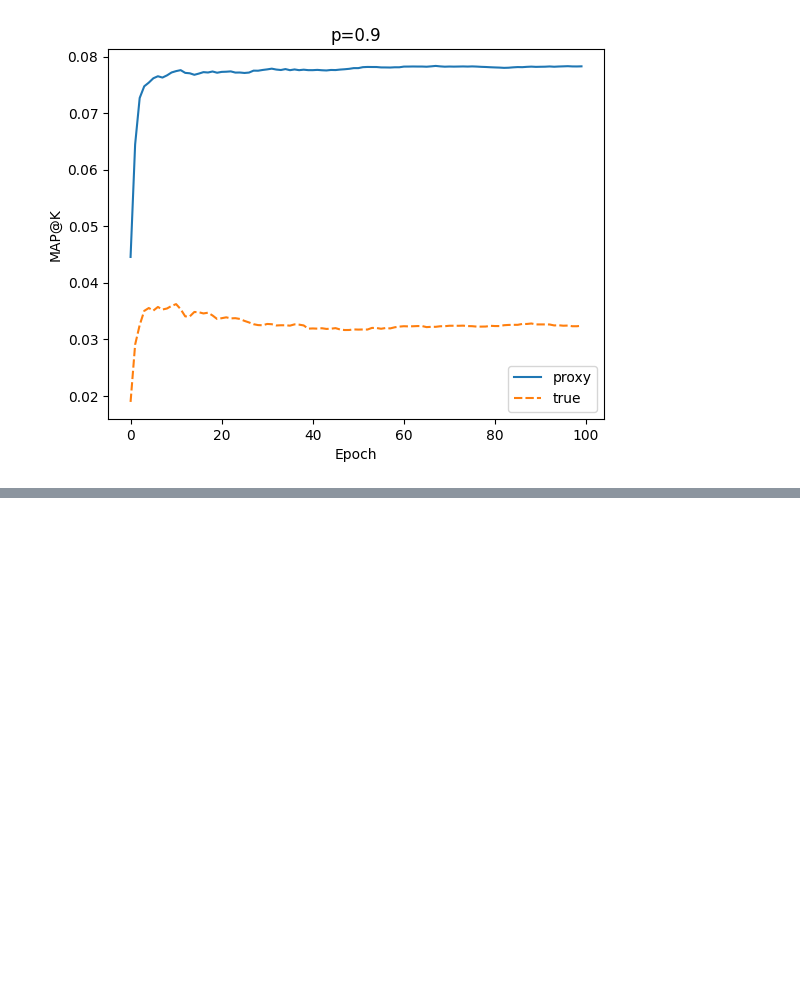
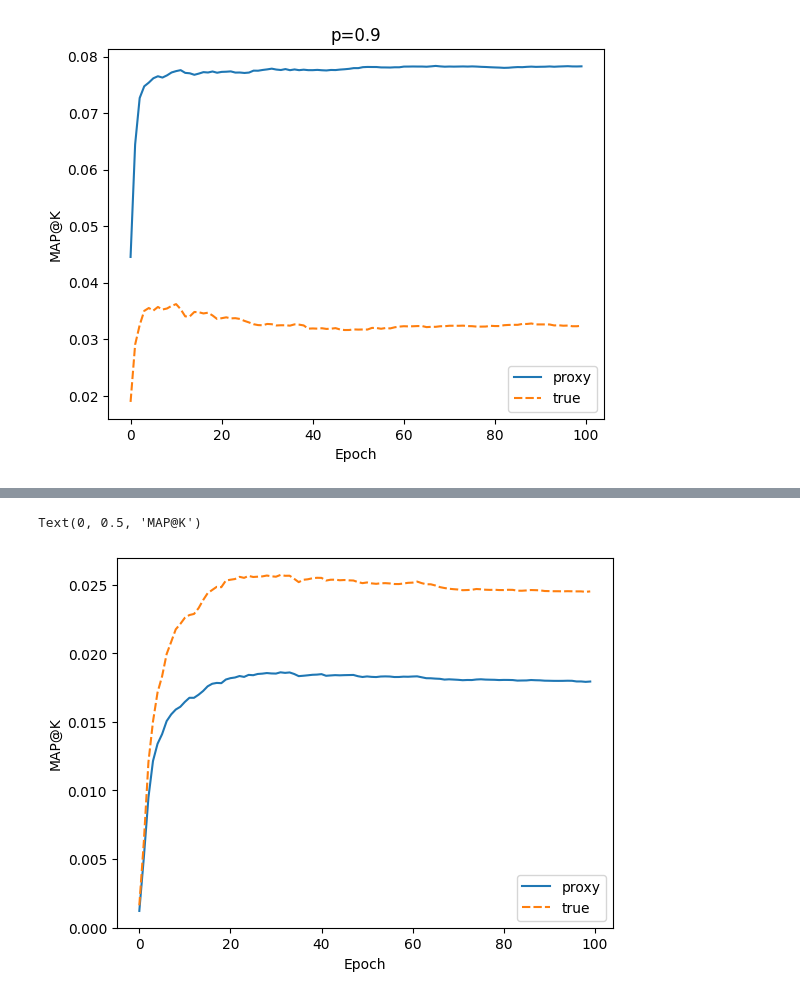
Before and after one commit to sebzhao/proxy-objective-recsys, a Jupyter notebook: netflix.ipynb, the cells around one changed output, grey strips where cells are left out. Saved outputs shown, nothing was run; the diff lists cells and outputs as text; code cells hidden in the pictures; blank space fills up the shorter version.

Commit message:
Add in simulated data with thresholding

```diff
--- a/netflix.ipynb
+++ b/netflix.ipynb
@@ -338,0 +408,3 @@ Text(0, 0.5, 'MAP@K')
+# %%
+true_prefs_lst = [convert_to_index_lst(true_matrix_validation[i]) for i in range(len(true_matrix_validation))]
+proxy_prefs = convert_to_index_lst(proxy_prefs)
@@ -338,0 +424,27 @@ Text(0, 0.5, 'MAP@K')
+# %%
+watch_matrix_csr = scipy.sparse.csr_matrix(watch_matrix)
+# %%
+proxy_losses, true_losses = [], []
+def validation_hook(solver, epoch, elapsed_time, progress):
+    recommendations = solver.recommend(np.arange(solver.user_factors.shape[0]), watch_matrix_csr, filter_already_liked_items=True, N=10)[0]
+    #FIXME: This should actually be the indices of the items
+    global proxy_prefs
+    global true_prefs
+    proxy_loss, true_loss = batch_mapk(recommendations, proxy_prefs, true_prefs)
+    proxy_losses.append(proxy_loss)
+    true_losses.append(true_loss)
+    print(proxy_loss, true_loss)
+    # Calculate validation loss
+# %%
+res = []
+
+for true_matrix in true_prefs_lst:
+    true_prefs = true_matrix
+    proxy_losses = []
+    true_losses = []
+    model = implicit.als.AlternatingLeastSquares(factors=100, calculate_training_loss=True, iterations=100)
+    train_losses = model.fit(watch_matrix_csr, callback=validation_hook)
+    res.append((train_losses, proxy_losses, true_losses))
+
+with open('../data/archive/netflix_simulated', 'wb') as f:
+    pickle.dump(res, f)
@@ -338,0 +465,9 @@ Text(0, 0.5, 'MAP@K')
+# %%
+train_losses, proxy_losses, true_losses = res[0]
+df = pd.DataFrame({'proxy': proxy_losses, 'true': true_losses})
+sns.lineplot(data=df)
+plt.xlabel("Epoch")
+plt.ylabel("MAP@K")
+# %% [output]
+Text(0, 0.5, 'MAP@K')
+[figure, added]
```
Also changed, not shown: parts of 23 cells of this notebook.
